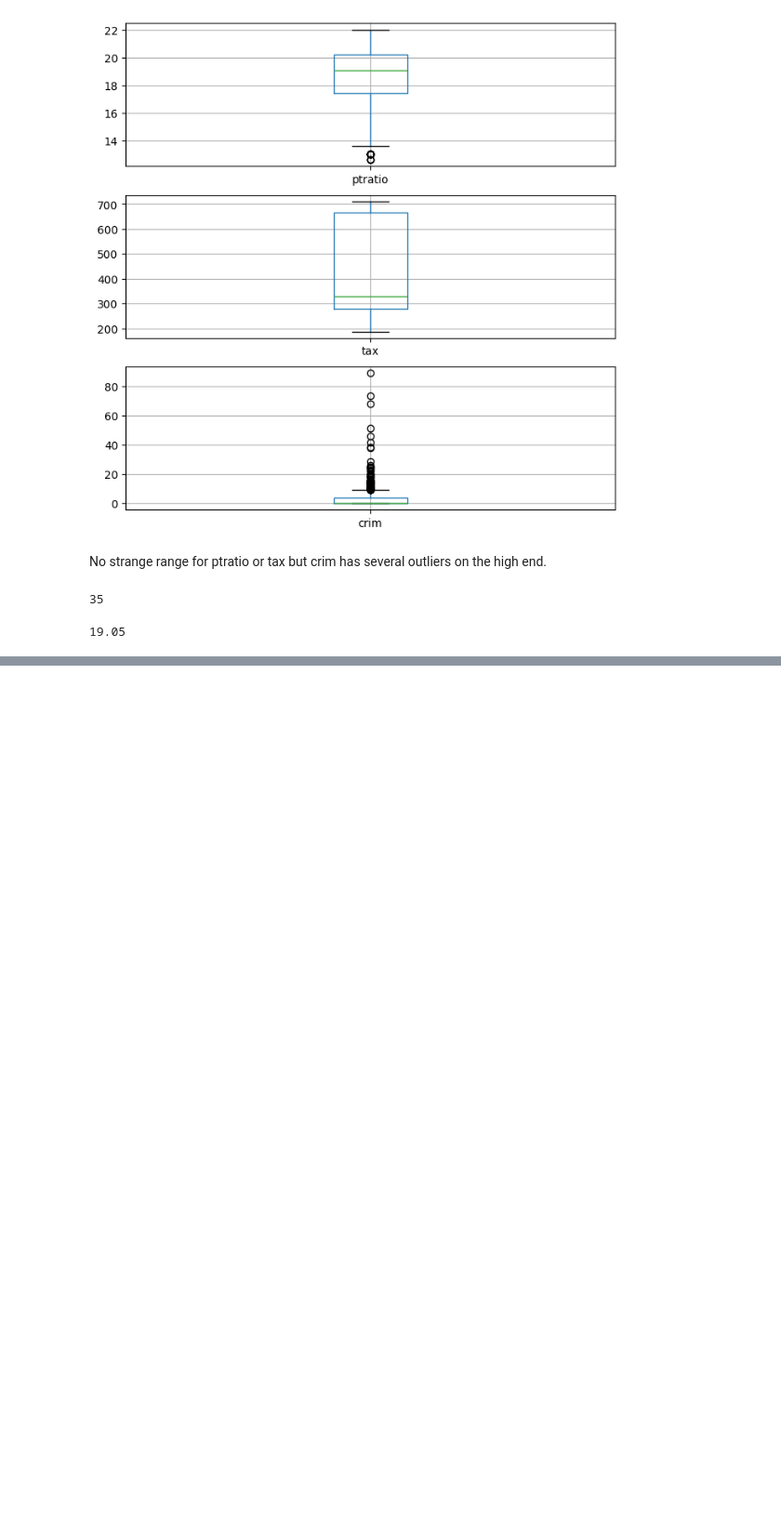
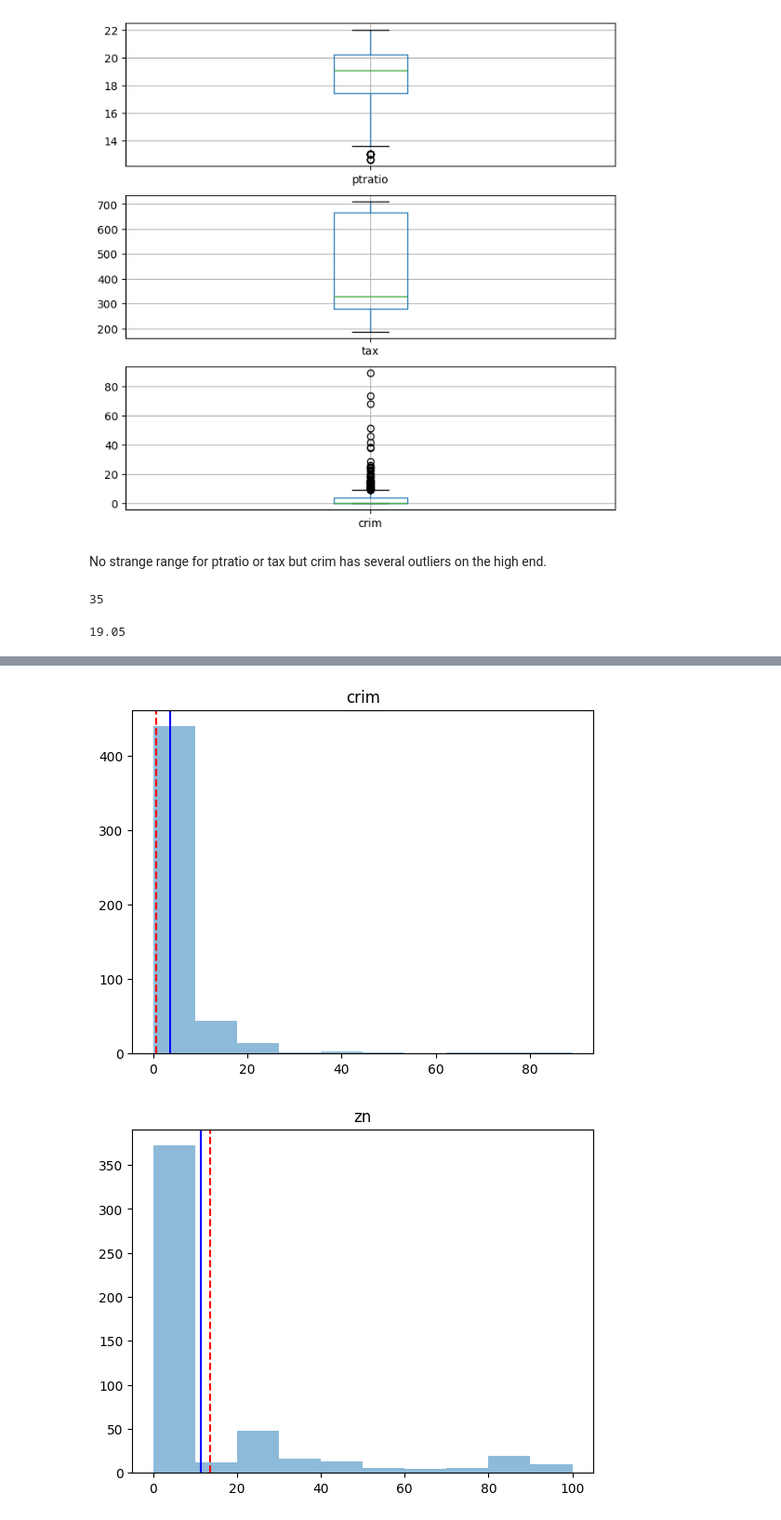
Before and after one commit to tuckrhod1534/ISL, a Jupyter notebook: CH2/Exercises/P10.ipynb, the cells around one changed output, grey strips where cells are left out. Shown at 93% size. Saved outputs shown, nothing was run; the diff lists cells and outputs as text; code cells hidden in the pictures; blank space fills up the shorter version.

```diff
--- a/CH2/Exercises/P10.ipynb
+++ b/CH2/Exercises/P10.ipynb
@@ -98,0 +133,3 @@ min_med_home
+# %%
+over_eight_rooms = boston[boston['rm'] > 8]
+over_eight_rooms
@@ -98,0 +151,10 @@ min_med_home
+# %%
+for col in boston.columns:
+    plt.hist(boston[col], alpha=0.5)
+    plt.axvline(over_eight_rooms[col].mean(), color='r', linestyle='--')
+    plt.axvline(boston[col].mean(), color='b', linestyle='-')
+    plt.title(col)
+    plt.show();
+# %% [output]
+[figure, added]
+[figure, added]
```
Also changed, not shown: parts of 7 cells of this notebook.
